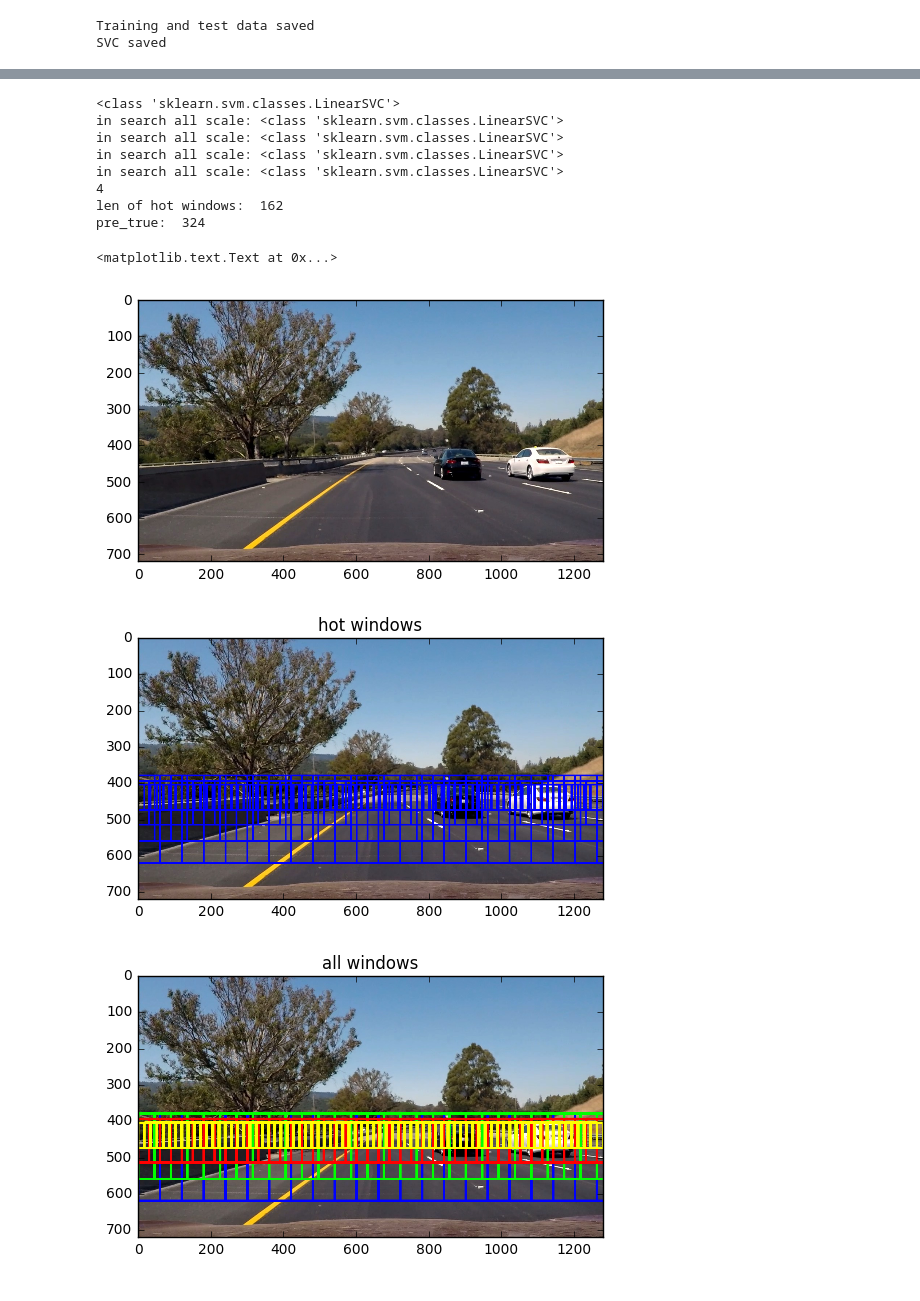
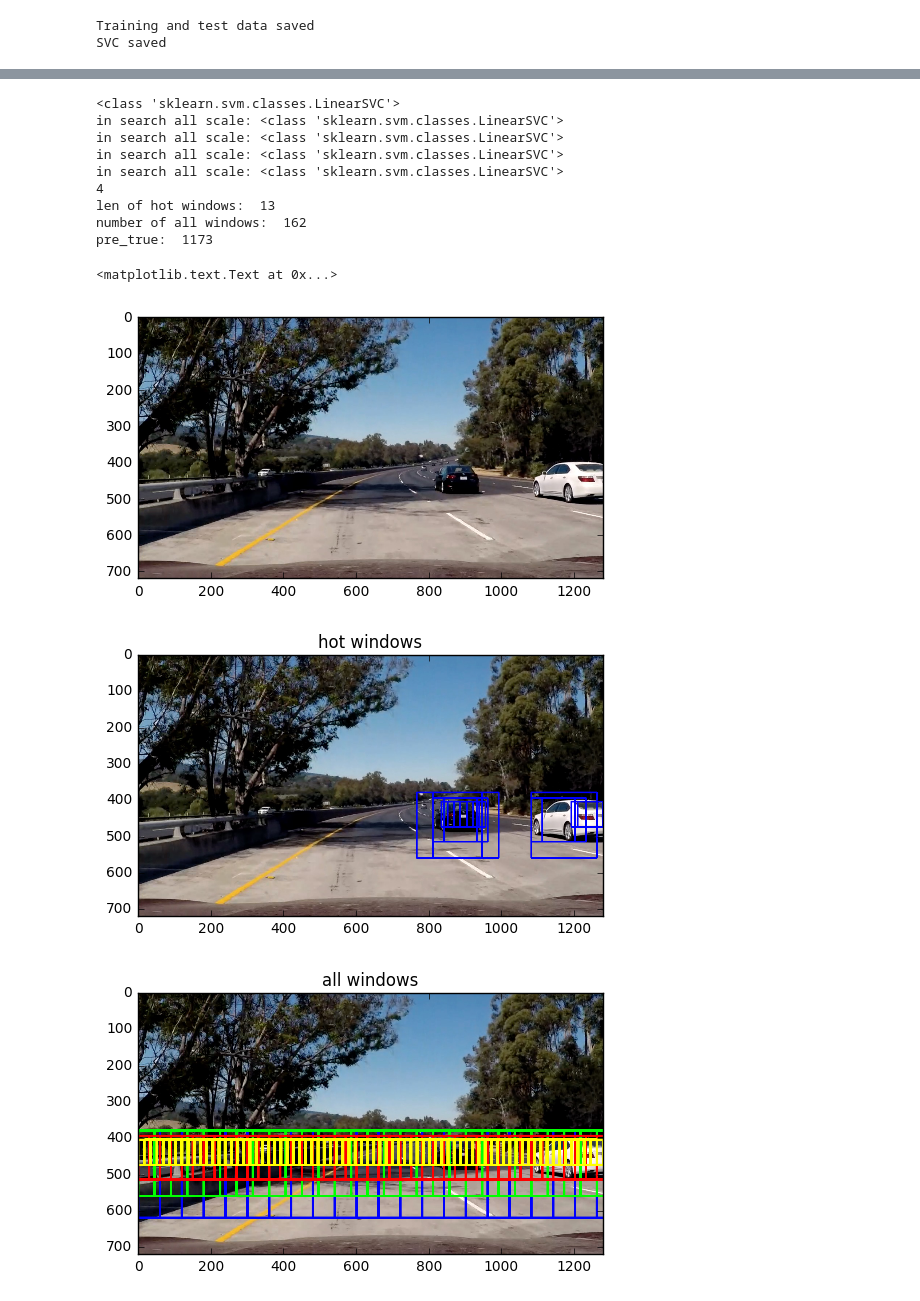
Before and after one commit to xtsxisaxns/Vehicle-Detection, a Jupyter notebook: vehicle-detection.ipynb, the cells around one changed output, grey strips where cells are left out. Drawn from its saved outputs; the diff is of its cells as text; code cells hidden in the pictures.

Commit message:
bubug found:uint8 to float32

```diff
--- a/vehicle-detection.ipynb
+++ b/vehicle-detection.ipynb
@@ -522,49 +518,53 @@ svc = data['svc']
 
 test_imgs = glob.glob('./test_images/*.jpg')
 
-test_img1 = mpimage.imread(test_imgs[4])
+test_img1 = mpimage.imread(test_imgs[1])
+
+test_img_float = test_img1.astype(np.float32)/255
 # plt.imshow(mpimage.imread(test_imgs[0]))
 
 print(type(svc))
-hot_windows,all_windows = search_all_scales(test_img1,classifier=svc)
+hot_windows,all_windows = search_all_scales(test_img_float,classifier=svc)
 print(len(all_windows))
 # print(all_windows[0])
 # allwindows_img =np.int32(np.copy(test_img1))
 # print(allwindows_img[:1,:1,:])
 print('len of hot windows: ',len(hot_windows))
+print('number of all windows: ',len(all_windows[0])+len(all_windows[1])+len(all_windows[2])+len(all_windows[3]))
 print('pre_true: ',pre_true)
 
 plt.imshow(test_img1)
 
 window_img = np.copy(test_img1)
 window_img = draw_boxes(window_img, hot_windows, color=(0, 0, 255), thick=4)
 plt.figure()
 plt.imshow(window_img)
 plt.title('hot windows')
 
 allwindows_img = np.copy(test_img1)
 for ind,win_list in enumerate(all_windows):
         if ind==0: color= (0,0,255)
         if ind==1: color= (0,255,0)
         if ind==2: color= (255,0,0)
         if ind==3: color= (255,255,0)
 
         #allwindows_img is wrong,why?
         #         allwindows_img = draw_boxes(allwindows_img, all_windows[ind], color=color, thick=6)
         allwindows_img = draw_boxes(allwindows_img, all_windows[ind], color=color, thick=6)
 plt.figure()
 plt.imshow(allwindows_img)
 plt.title('all windows')
 # %% [output]
 <class 'sklearn.svm.classes.LinearSVC'>
 in search all scale: <class 'sklearn.svm.classes.LinearSVC'>
 in search all scale: <class 'sklearn.svm.classes.LinearSVC'>
 in search all scale: <class 'sklearn.svm.classes.LinearSVC'>
 in search all scale: <class 'sklearn.svm.classes.LinearSVC'>
 4
-len of hot windows:  162
-pre_true:  324
+len of hot windows:  13
+number of all windows:  162
+pre_true:  1173
 <matplotlib.text.Text at 0x...>
-[figure, old version]
+[figure, new version]
-[figure, old version]
+[figure, new version]
-[figure, old version]
+[figure, new version]
```
Also changed, not shown: parts of 12 cells of this notebook.
